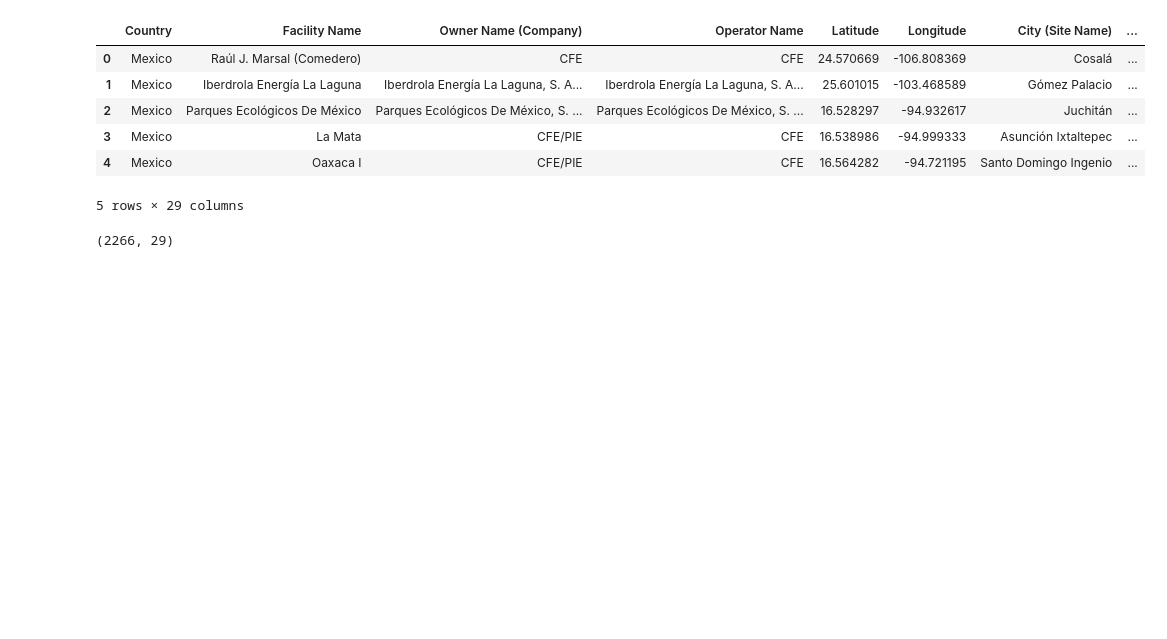
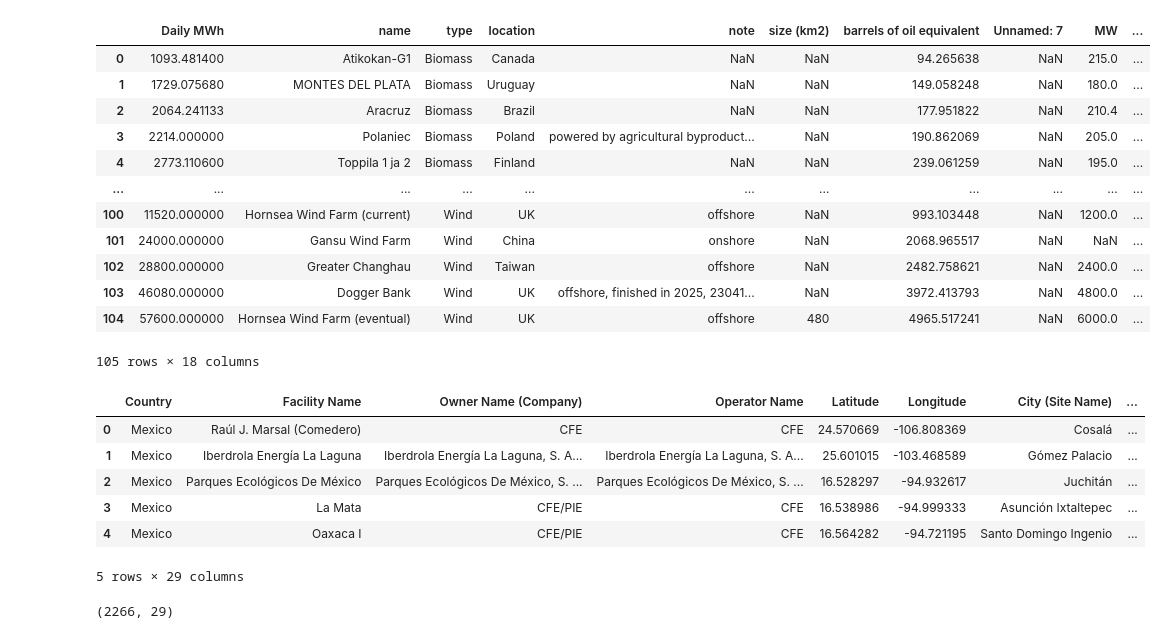
Before and after one commit to pandey7052/Greenify, a Jupyter notebook: script.ipynb, the cells around one changed output. Drawn from its saved outputs; the diff is of its cells as text; code cells hidden in the pictures; blank space fills up the shorter version.

```diff
--- a/script.ipynb
+++ b/script.ipynb
@@ -1,5 +1,23 @@
 # %%
 import pandas as pd
+# %%
+mega = pd.read_excel('datasets/Mega-what.xlsx')
+# %%
+mega
+# %% [output]
+|  | Daily MWh | name | type | location | note | size (km2) | barrels of oil equivalent | Unnamed: 7 | MW | ... |
+| 0 | 1093.481400 | Atikokan-G1 | Biomass | Canada | NaN | NaN | 94.265638 | NaN | 215.0 | ... |
+| 1 | 1729.075680 | MONTES DEL PLATA | Biomass | Uruguay | NaN | NaN | 149.058248 | NaN | 180.0 | ... |
+| 2 | 2064.241133 | Aracruz | Biomass | Brazil | NaN | NaN | 177.951822 | NaN | 210.4 | ... |
+| 3 | 2214.000000 | Polaniec | Biomass | Poland | powered by agricultural byproduct... | NaN | 190.862069 | NaN | 205.0 | ... |
+| 4 | 2773.110600 | Toppila 1 ja 2 | Biomass | Finland | NaN | NaN | 239.061259 | NaN | 195.0 | ... |
+| ... | ... | ... | ... | ... | ... | ... | ... | ... | ... | ... |
+| 100 | 11520.000000 | Hornsea Wind Farm (current) | Wind | UK | offshore | NaN | 993.103448 | NaN | 1200.0 | ... |
+| 101 | 24000.000000 | Gansu Wind Farm | Wind | China | onshore | NaN | 2068.965517 | NaN | NaN | ... |
+| 102 | 28800.000000 | Greater Changhau | Wind | Taiwan | offshore | NaN | 2482.758621 | NaN | 2400.0 | ... |
+| 103 | 46080.000000 | Dogger Bank | Wind | UK | offshore, finished in 2025, 23041... | NaN | 3972.413793 | NaN | 4800.0 | ... |
+| 104 | 57600.000000 | Hornsea Wind Farm (eventual) | Wind | UK | offshore | 480 | 4965.517241 | NaN | 6000.0 | ... |
+105 rows × 18 columns
 # %%
 df= pd.read_excel('dataset/PowerPlantsAllGE100MW_NorthAmerica_201708.xlsx')
 # %%
```
Also changed, not shown: parts of 5 cells of this notebook, 2 other files.
